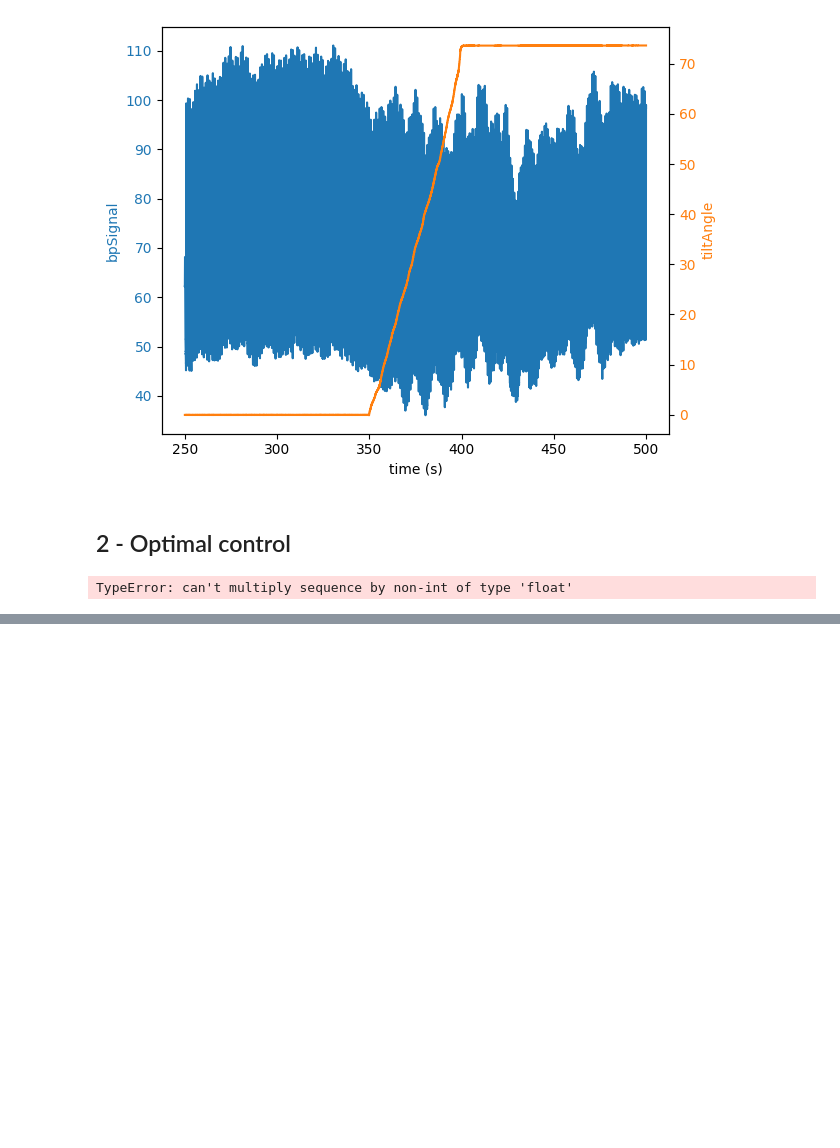
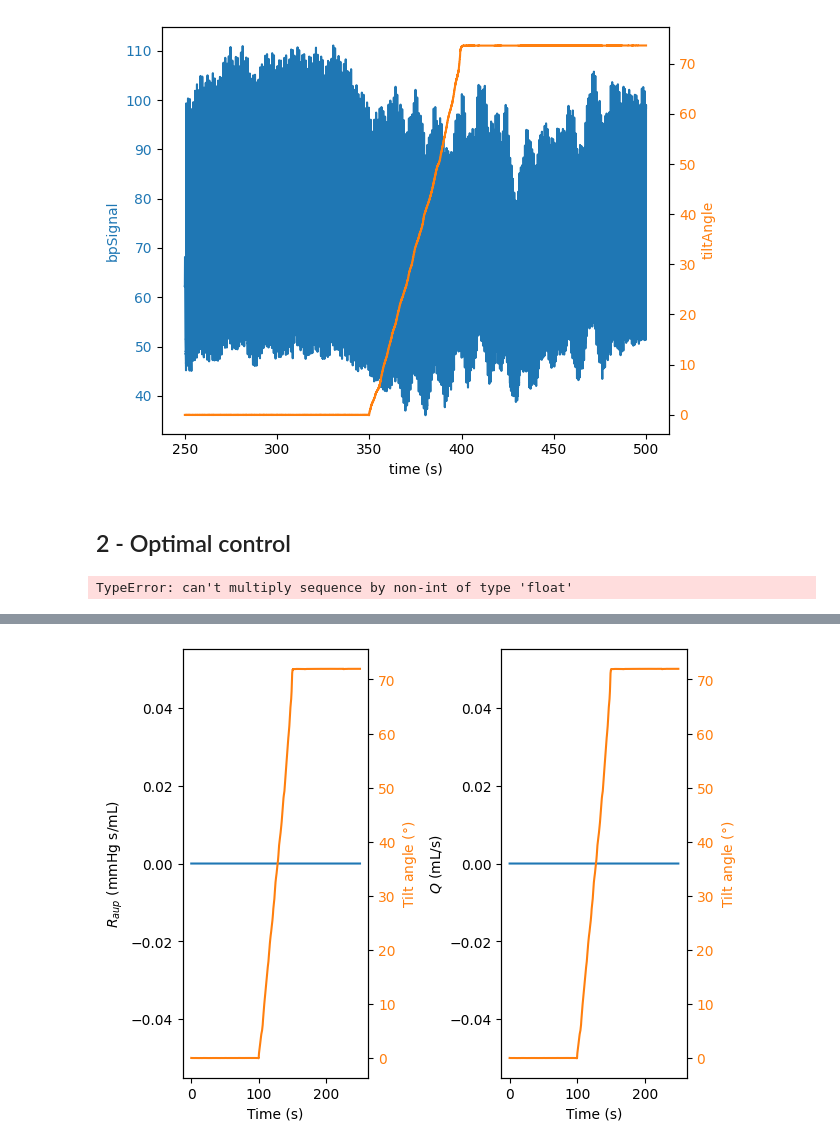
Before and after one commit to sabrinaliu/AA203-CV-OC, a Jupyter notebook: visualizeData.ipynb, the cells around one changed output, grey strips where cells are left out. Cells and saved outputs as stored; diff of their text form; code cells hidden in the pictures; blank space fills up the shorter version.

```diff
--- a/visualizeData.ipynb
+++ b/visualizeData.ipynb
@@ -88,0 +131,20 @@ TypeError: can't multiply sequence by non-int of type 'float'
+# %%
+# PLOT CONTROLS
+
+f, axs = plt.subplots(1, 2, sharex=True, constrained_layout=True)
+
+axs[0].plot(timeStates[:-1], u[:,0])
+axs[0].set_ylabel('$R_{aup}$ (mmHg s/mL)')
+axs[0].set_xlabel('Time (s)')
+
+axs[1].plot(timeStates[:-1], u[:,1])
+axs[1].set_ylabel('$Q$ (mL/s)')
+axs[1].set_xlabel('Time (s)')
+
+for i in range(2):
+    axTiltAngle = axs[i].twinx()
+    axTiltAngle.plot(timeStates[:-1], tiltAngleDownsample, color='tab:orange')
+    axTiltAngle.set_ylabel('Tilt angle ($\degree$)', color='tab:orange')
+    axTiltAngle.tick_params(axis='y', labelcolor='tab:orange')
+# %% [output]
+[figure, added]
```
Also changed, not shown: parts of 4 cells of this notebook.
